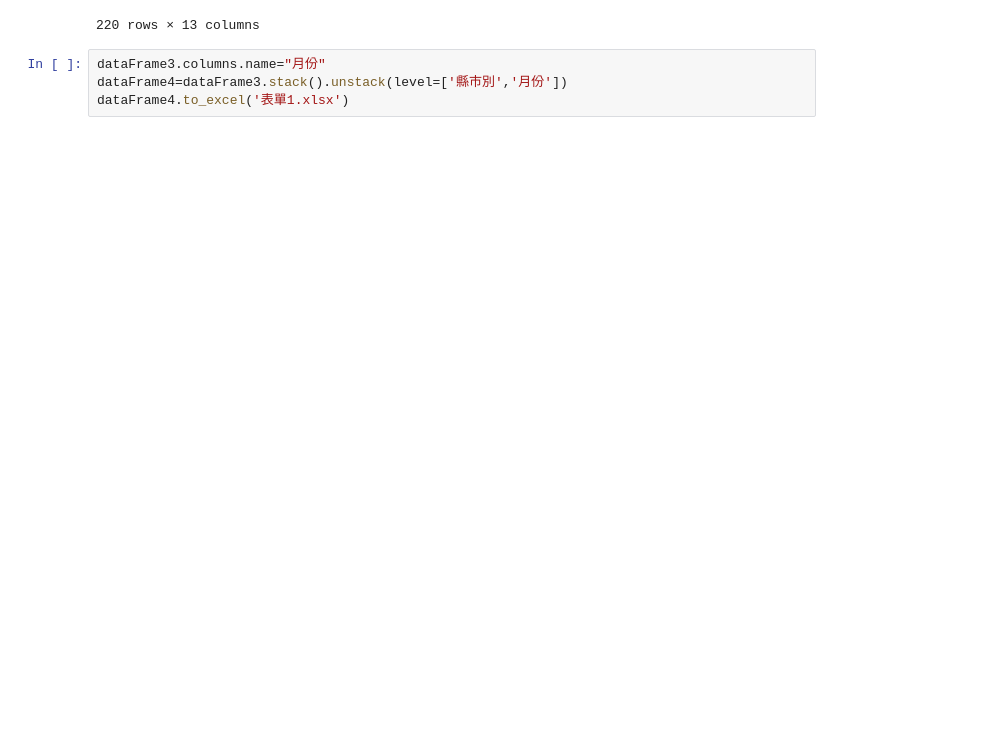
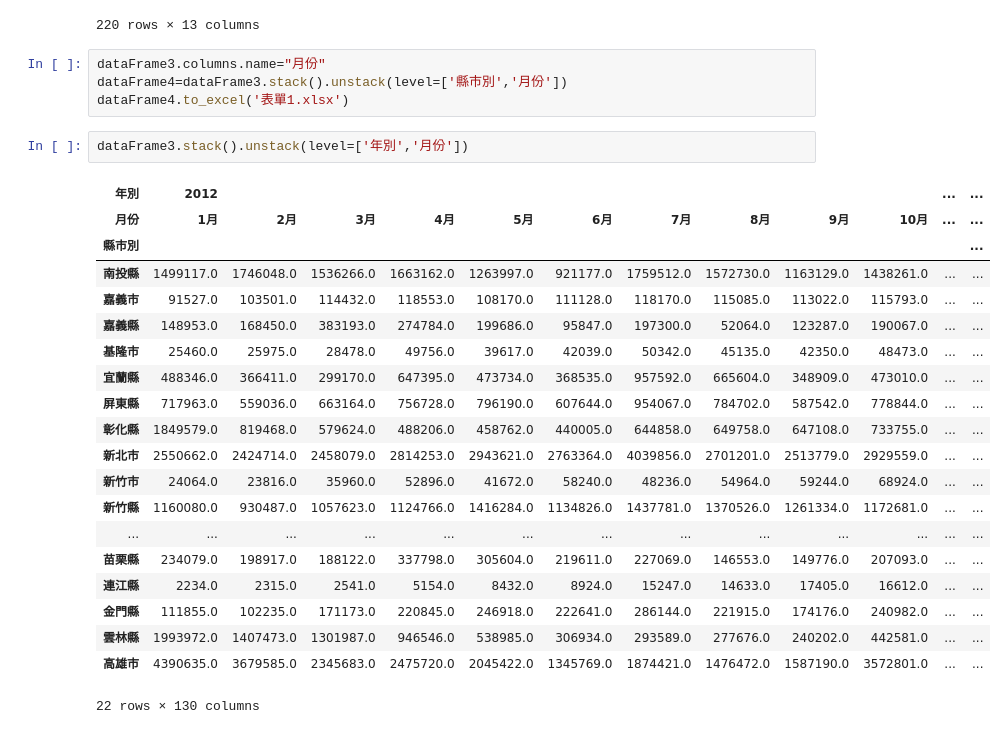
Before and after one commit to RobotCat4000/2023_07_27, a Jupyter notebook: lesson21_2.ipynb, the cells around one changed output. Drawn from its saved outputs; the diff is of its cells as text; blank space fills up the shorter version.

```diff
--- a/lesson21_2.ipynb
+++ b/lesson21_2.ipynb
@@ -115,3 +115,26 @@ dataFrame3
 dataFrame3.columns.name="月份"
 dataFrame4=dataFrame3.stack().unstack(level=['縣市別','月份'])
 dataFrame4.to_excel('表單1.xlsx')
+# %%
+dataFrame3.stack().unstack(level=['年別','月份'])
+# %% [output]
+| 年別 | 2012 |  |  |  |  |  |  |  |  |  | ... | ... |
+| 月份 | 1月 | 2月 | 3月 | 4月 | 5月 | 6月 | 7月 | 8月 | 9月 | 10月 | ... | ... |
+| 縣市別 |  |  |  |  |  |  |  |  |  |  |  | ... |
+| 南投縣 | 1499117.0 | 1746048.0 | 1536266.0 | 1663162.0 | 1263997.0 | 921177.0 | 1759512.0 | 1572730.0 | 1163129.0 | 1438261.0 | ... | ... |
+| 嘉義市 | 91527.0 | 103501.0 | 114432.0 | 118553.0 | 108170.0 | 111128.0 | 118170.0 | 115085.0 | 113022.0 | 115793.0 | ... | ... |
+| 嘉義縣 | 148953.0 | 168450.0 | 383193.0 | 274784.0 | 199686.0 | 95847.0 | 197300.0 | 52064.0 | 123287.0 | 190067.0 | ... | ... |
+| 基隆市 | 25460.0 | 25975.0 | 28478.0 | 49756.0 | 39617.0 | 42039.0 | 50342.0 | 45135.0 | 42350.0 | 48473.0 | ... | ... |
+| 宜蘭縣 | 488346.0 | 366411.0 | 299170.0 | 647395.0 | 473734.0 | 368535.0 | 957592.0 | 665604.0 | 348909.0 | 473010.0 | ... | ... |
+| 屏東縣 | 717963.0 | 559036.0 | 663164.0 | 756728.0 | 796190.0 | 607644.0 | 954067.0 | 784702.0 | 587542.0 | 778844.0 | ... | ... |
+| 彰化縣 | 1849579.0 | 819468.0 | 579624.0 | 488206.0 | 458762.0 | 440005.0 | 644858.0 | 649758.0 | 647108.0 | 733755.0 | ... | ... |
+| 新北市 | 2550662.0 | 2424714.0 | 2458079.0 | 2814253.0 | 2943621.0 | 2763364.0 | 4039856.0 | 2701201.0 | 2513779.0 | 2929559.0 | ... | ... |
+| 新竹市 | 24064.0 | 23816.0 | 35960.0 | 52896.0 | 41672.0 | 58240.0 | 48236.0 | 54964.0 | 59244.0 | 68924.0 | ... | ... |
+| 新竹縣 | 1160080.0 | 930487.0 | 1057623.0 | 1124766.0 | 1416284.0 | 1134826.0 | 1437781.0 | 1370526.0 | 1261334.0 | 1172681.0 | ... | ... |
+| ... | ... | ... | ... | ... | ... | ... | ... | ... | ... | ... | ... | ... |
+| 苗栗縣 | 234079.0 | 198917.0 | 188122.0 | 337798.0 | 305604.0 | 219611.0 | 227069.0 | 146553.0 | 149776.0 | 207093.0 | ... | ... |
+| 連江縣 | 2234.0 | 2315.0 | 2541.0 | 5154.0 | 8432.0 | 8924.0 | 15247.0 | 14633.0 | 17405.0 | 16612.0 | ... | ... |
+| 金門縣 | 111855.0 | 102235.0 | 171173.0 | 220845.0 | 246918.0 | 222641.0 | 286144.0 | 221915.0 | 174176.0 | 240982.0 | ... | ... |
+| 雲林縣 | 1993972.0 | 1407473.0 | 1301987.0 | 946546.0 | 538985.0 | 306934.0 | 293589.0 | 277676.0 | 240202.0 | 442581.0 | ... | ... |
+| 高雄市 | 4390635.0 | 3679585.0 | 2345683.0 | 2475720.0 | 2045422.0 | 1345769.0 | 1874421.0 | 1476472.0 | 1587190.0 | 3572801.0 | ... | ... |
+22 rows × 130 columns
```
Also changed, not shown: 3 other files.
